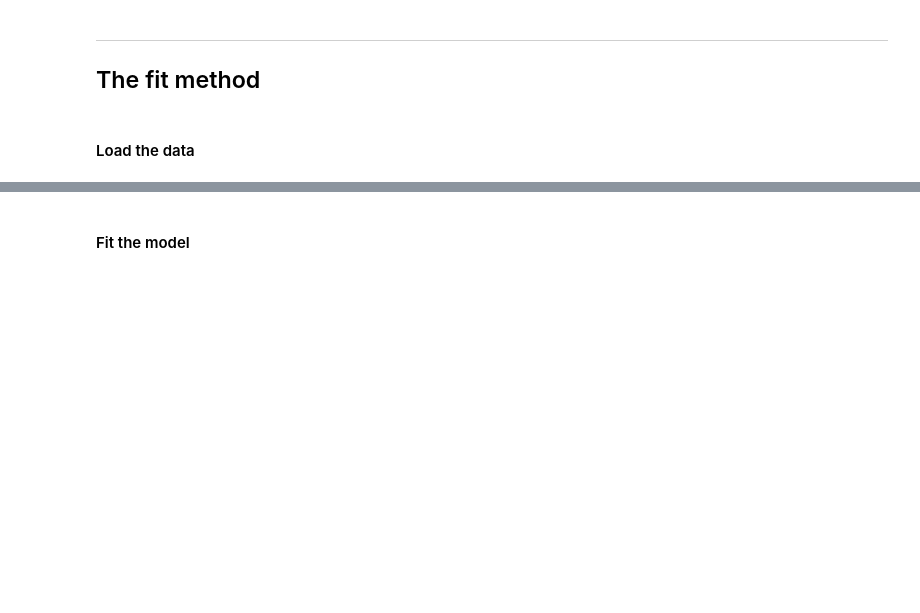
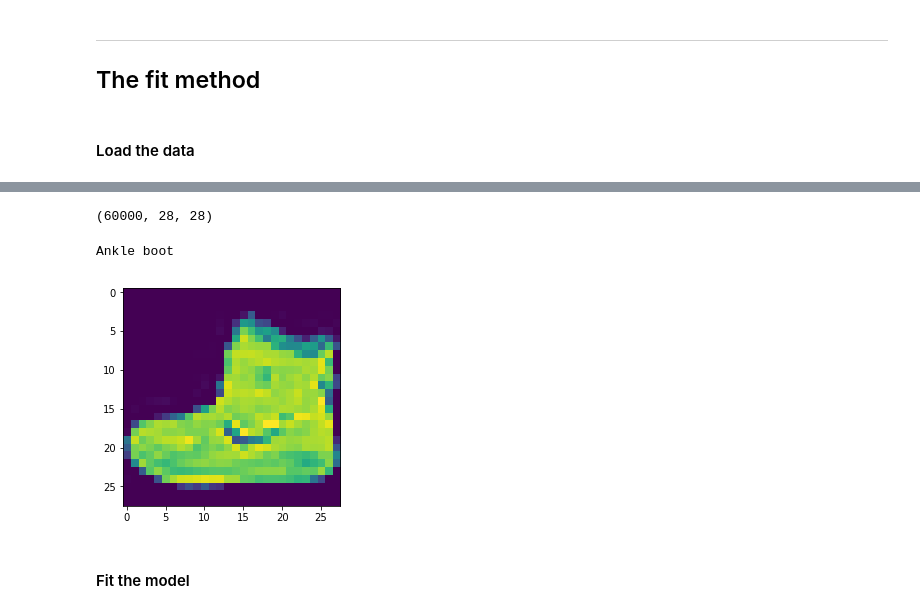
Before and after one commit to saikumardintakurthi/Getting_started_with-TensorFlow-2.0, a Jupyter notebook: Getting_started_with_TensorFlow2.0/Sequential Model Api/Tutorial/Coding Tutorial.ipynb, the cells around one changed output, grey strips where cells are left out. Saved outputs shown, nothing was run; the diff lists cells and outputs as text; code cells hidden in the pictures; blank space fills up the shorter version.

```diff
--- a/Getting_started_with_TensorFlow2.0/Sequential Model Api/Tutorial/Coding Tutorial.ipynb
+++ b/Getting_started_with_TensorFlow2.0/Sequential Model Api/Tutorial/Coding Tutorial.ipynb
@@ -65,5 +165,9 @@ fashion_mnist_data = tf.keras.datasets.fashion_mnist
 # %%
 # Print the shape of the training data
+
+train_images.shape
+# %% [output]
+(60000, 28, 28)
 # %%
 # Define the labels
 
@@ -81,8 +185,17 @@ labels = [
 ]
 # %%
 # Rescale the image values so that they lie in between 0 and 1.
+
+train_images = train_images/255
+test_images = test_images/255
 # %%
 # Display one of the images
+
+plt.imshow(train_images[0])
+print(labels[train_labels[0]])
+# %% [output]
+Ankle boot
+[figure, added]
 # %% [markdown]
 #### Fit the model
 # %%
```
Also changed, not shown: parts of 23 cells of this notebook.
